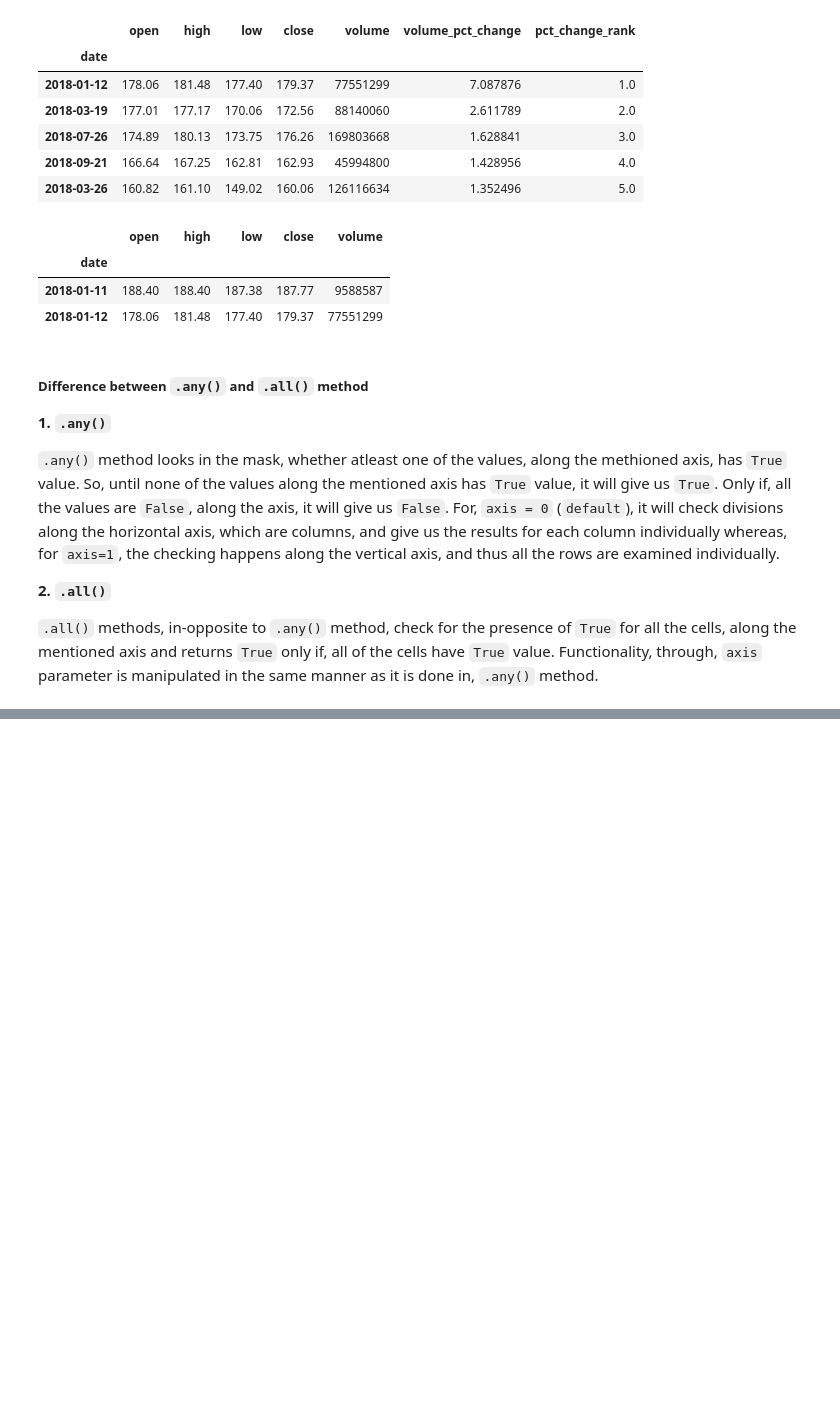
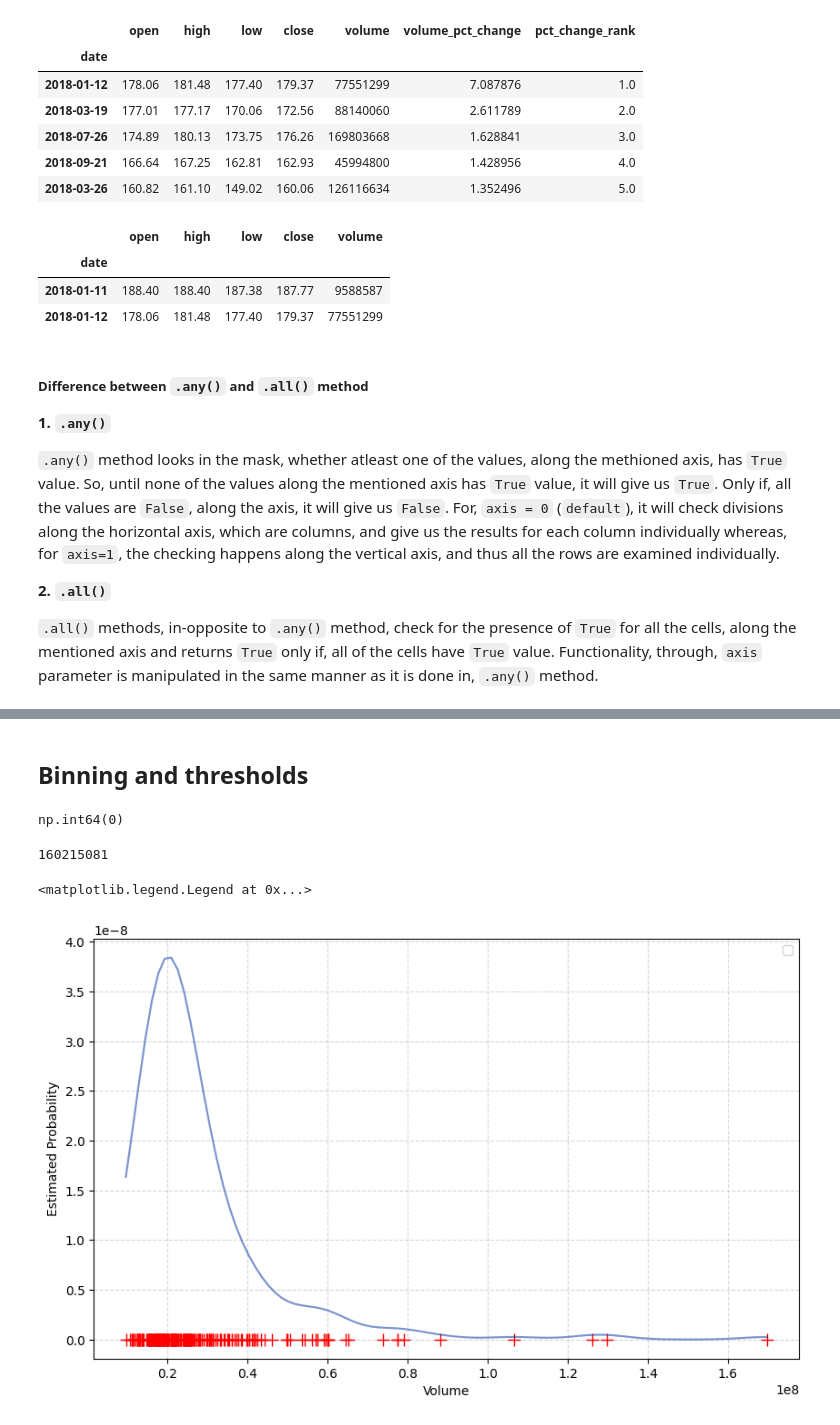
Before and after one commit to OfTheByteQuest/Data-Analytics-Learning-and-Projects, a Jupyter notebook: Chapter-4/Chapter_4.ipynb, the cells around one changed output, grey strips where cells are left out. Saved outputs shown, nothing was run; the diff lists cells and outputs as text; code cells hidden in the pictures; blank space fills up the shorter version.

Commit message:
Learnt: Learnt about binning with the use of pd.cut, plt.hist, np.histogram_bins_edges and scipy.stats.gaussian_kde functions.

```diff
--- a/Chapter-4/Chapter_4.ipynb
+++ b/Chapter-4/Chapter_4.ipynb
@@ -866,3 +853,19 @@ dtype: bool
 # %%
 # pd.Series.any
 # pd.Series.all
+# %% [markdown]
+## Binning and thresholds
+# %%
+# Confirming whether any two days have the same volume traded
+
+(fb.volume.value_counts() > 1).sum()
+# %% [output]
+np.int64(0)
+# %%
+# Creating bins for volume traded
+fb.volume.describe()['count']
+fb.volume.max()
+fb.volume.min()
+fb.volume.max()-fb.volume.min()
+# %% [output]
+160215081
@@ -868,0 +877,18 @@ dtype: bool
+# %%
+# Inspecting the distribution of 'volume' to get an idea of its distribution
+
+# Testing the result for bandwidths with calculated from different formulas.
+kde_scott_volume = stats.gaussian_kde(fb.volume)
+kde_silverman_volume = stats.gaussian_kde(fb.volume)
+
+plt.figure(figsize=(10, 6))
+plt.plot(fb.volume, np.zeros(fb.volume.shape), 'r+', ms=10)
+plt.plot(np.linspace(fb.volume.min(), fb.volume.max(), 100), kde_scott_volume(np.linspace(fb.volume.min(), fb.volume.max(), 100)), color='blue', alpha=0.4)
+plt.plot(np.linspace(fb.volume.min(), fb.volume.max(), 100), kde_silverman_volume(np.linspace(fb.volume.min(), fb.volume.max(), 100)), color='green', alpha=0.2)
+plt.xlabel("Volume")
+plt.ylabel("Estimated Probability")
+plt.grid(alpha=0.5, linestyle="--")
+plt.legend()
+# %% [output]
+<matplotlib.legend.Legend at 0x...>
+[figure, added]
```
Also changed, not shown: parts of 9 cells of this notebook.
